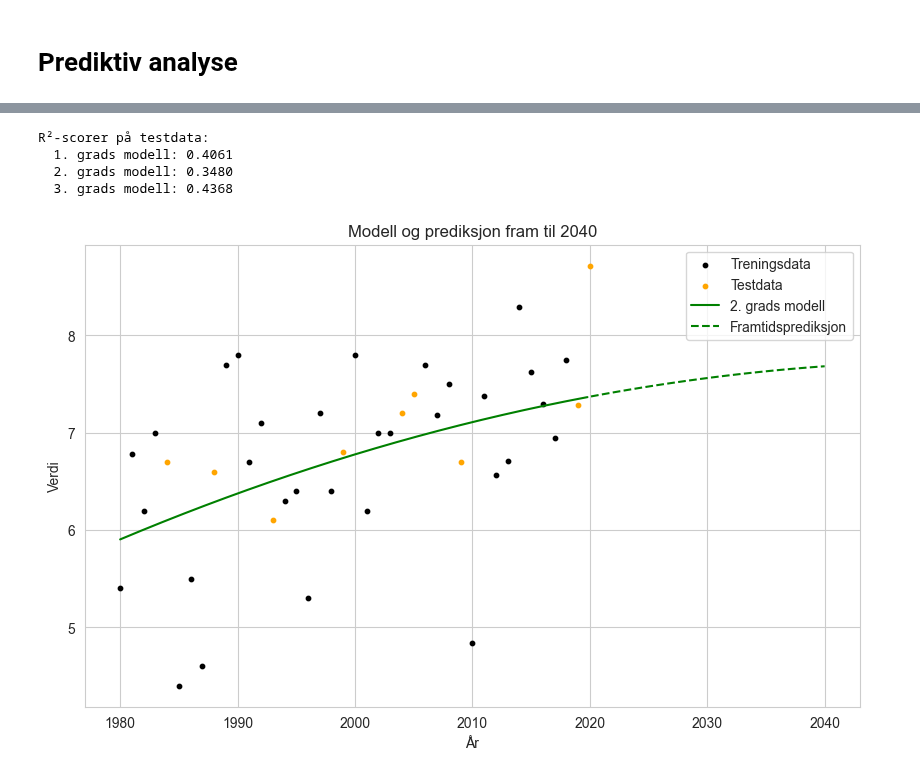
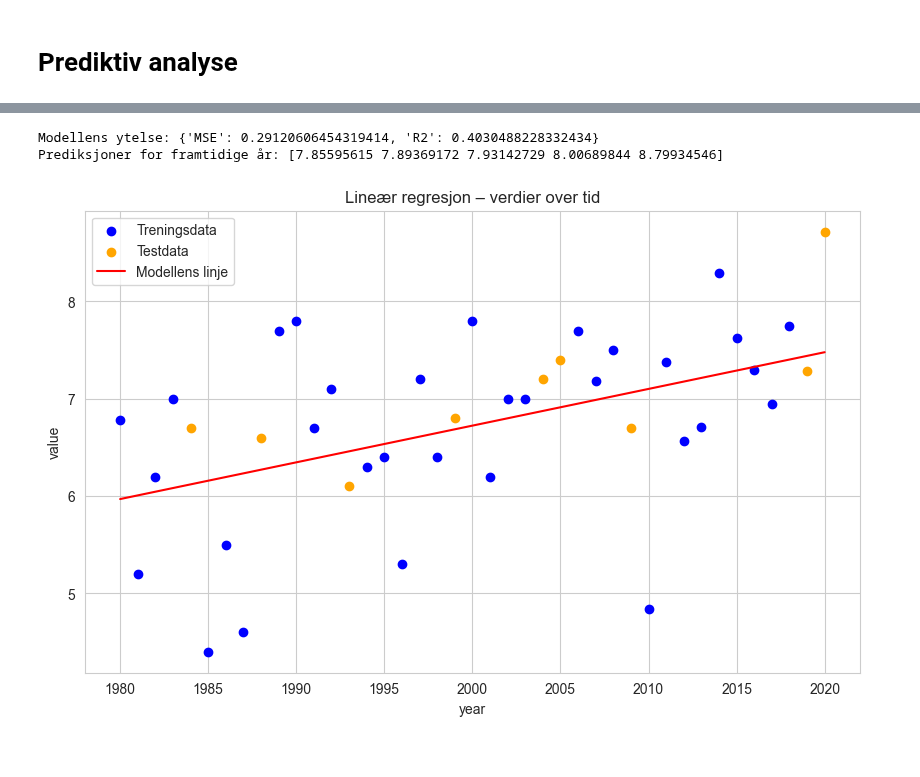
Before and after one commit to hannahnygard/TDT4114-milj.dataanalyse, a Jupyter notebook: proj_environment-main/notebooks/temperatur.ipynb, the cells around one changed output, grey strips where cells are left out. Cells and saved outputs as stored; diff of their text form; code cells hidden in the pictures.

Commit message:
Implementerte testing av data, samt samlet visualiseringer for alle variablene

```diff
--- a/proj_environment-main/notebooks/temperatur.ipynb
+++ b/proj_environment-main/notebooks/temperatur.ipynb
@@ -204,11 +185,24 @@ AttributeError: 'TrendModel' object has no attribute 'plot_prediction'
-# %%
-modell = TrendModel(df_temp_renset)                  # Lager objektet
-modell.fit_models([1, 2, 3])             # Trener modeller
-modell.print_r2_scores()                 # Skriver ut hvor bra modellene er på testdata
-modell.plot_full_prediction(2040, deg=2) # Plotter prediksjon fram til 2040 med valgt modell
-# %% [output]
-R²-scorer på testdata:
-  1. grads modell: 0.4061
-  2. grads modell: 0.3480
-  3. grads modell: 0.4368
-[figure, removed]
+# %%
+# Lag instans av modellen
+modell = PrediktivModell(df_temp_renset, input_col="year", target_col="value")
+
+# Del data
+modell.del_data()
+
+# Tren modell
+modell.tren_modell()
+
+# Evaluer
+resultat = modell.evaluer()
+print("Modellens ytelse:", resultat)
+
+# Prediker fremtid
+prediksjoner = modell.prediker([2030, 2031, 2032, 2034, 2055])
+print("Prediksjoner for framtidige år:", prediksjoner)
+
+# Tegn plott
+modell.plott()
+# %% [output]
+Modellens ytelse: {'MSE': 0.29120606454319414, 'R2': 0.4030488228332434}
+Prediksjoner for framtidige år: [7.85595615 7.89369172 7.93142729 8.00689844 8.79934546]
+[figure, added]
```
Also changed, not shown: parts of 14 cells of this notebook, 5 other files.
